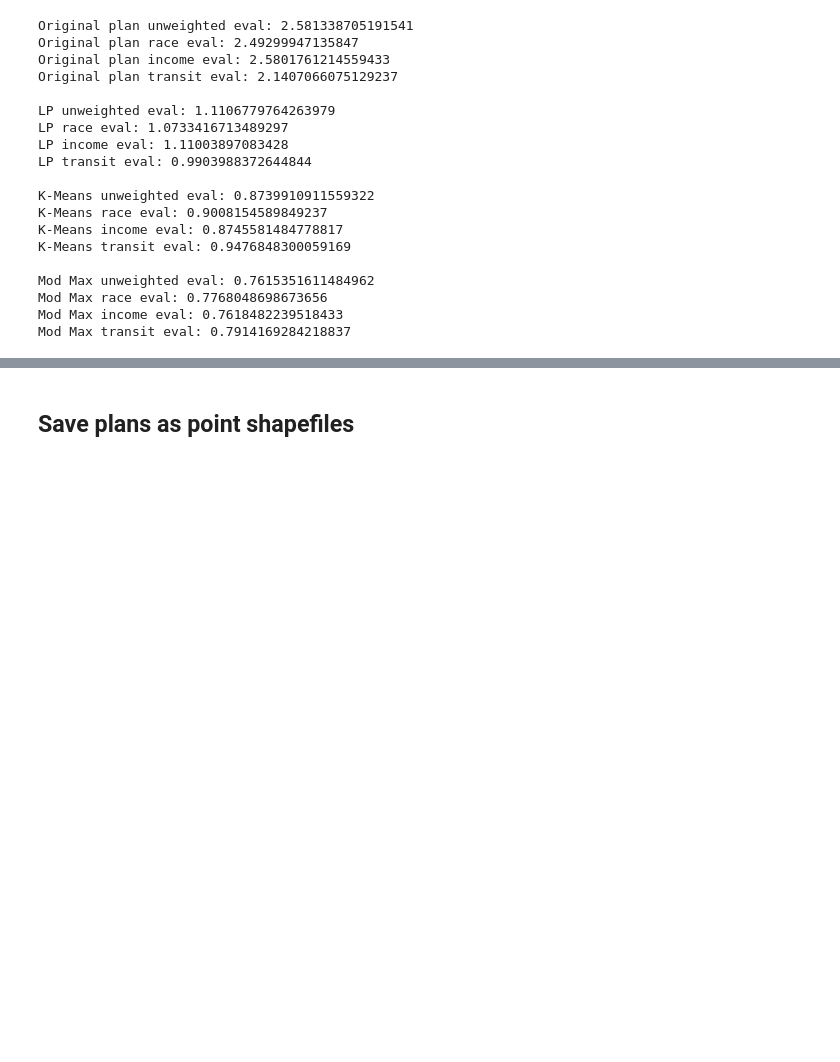
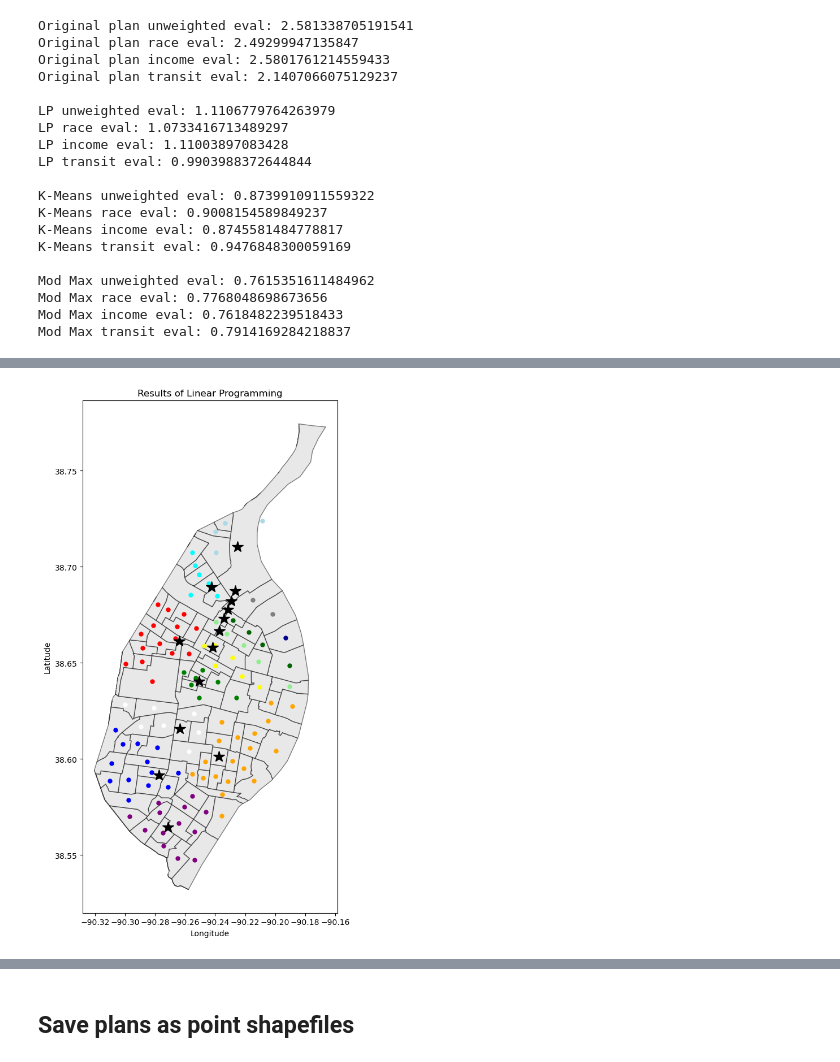
Before and after one commit to juliatompkins/trio-capstone, a Jupyter notebook: algorithms code/All Methods Compared.ipynb, the cells around one changed output, grey strips where cells are left out. Drawn from its saved outputs; the diff is of its cells as text; code cells hidden in the pictures; blank space fills up the shorter version.

```diff
--- a/algorithms code/All Methods Compared.ipynb
+++ b/algorithms code/All Methods Compared.ipynb
@@ -189,0 +197,11 @@ plt.show()
+# %%
+lp_stops = linear_programming(full_data)
+# %%
+labels = graph_from_lp(full_data, lp_stops)
+cluster_dict = {k:v for k, v in zip(full_data['node id'],labels)}
+lp_graph = stl.copy()
+nx.set_node_attributes(lp_graph, cluster_dict, 'cluster')
+nx.write_gexf(lp_graph, "capstone.gexf")
+graph_results_lp(lp_graph, lp_stops, 'Linear Programming', center)
+# %% [output]
+[figure, added]
```
Also changed, not shown: parts of 15 cells of this notebook, 21 other files.
